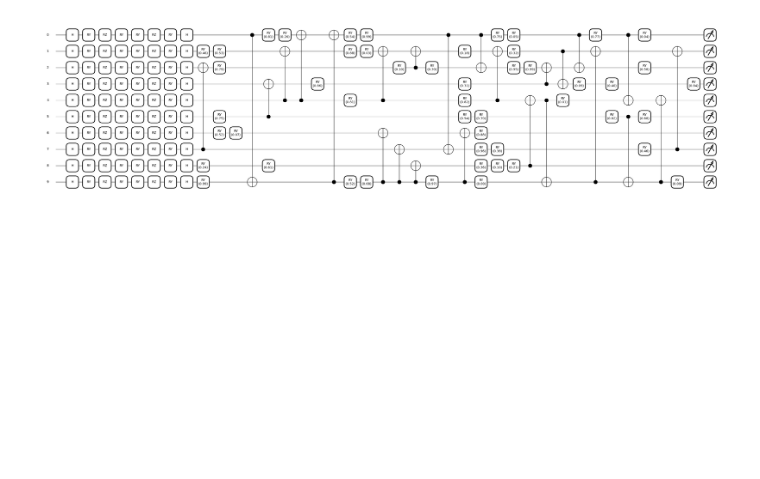
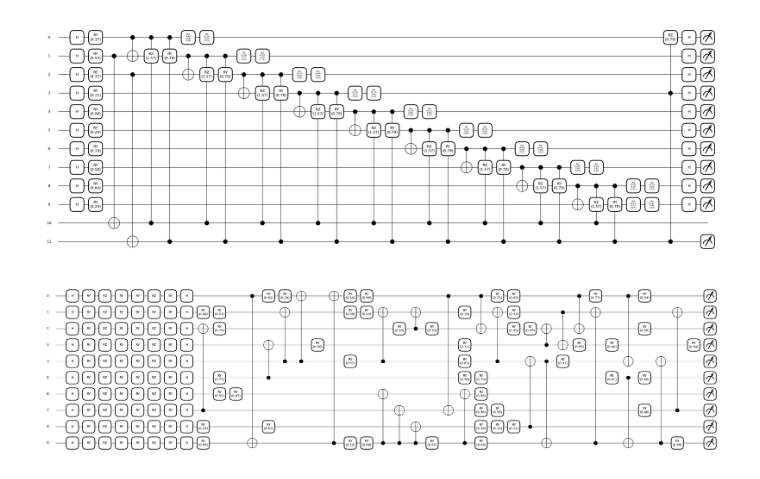
Before and after one commit to gzquse/QPIE_datacircuit, a Jupyter notebook: benchmark-1.ipynb, the cells around one changed output. Cells and saved outputs as stored; diff of their text form; code cells hidden in the pictures; blank space fills up the shorter version.

```diff
--- a/benchmark-1.ipynb
+++ b/benchmark-1.ipynb
@@ -68,3 +219,14 @@ fig.show()
+# %%
+# Example inputs and weights
+inputs = np.random.rand(n_qubits)
+weights = np.random.rand(n_layers + 1, n_qubits, 3)  # +1 for the final Rot layer
+x = np.pi / 6  # Example parameter for RX
+z = np.pi / 4  # Example parameter for CRZ
+
+fig, ax = qml.draw_mpl(qnode, show_all_wires=True, decimals=2, level="device")(inputs,weights,x,z)
+fig.show()
+# %% [output]
+[figure, added]
 # %%
 w = np.random.random(size=(n_layers, n_qubits))
 fig, ax = qml.draw_mpl(qnode, show_all_wires=True, decimals=2, expansion_strategy="device")(w,w)
```
Also changed, not shown: parts of 11 cells of this notebook, 21 other files.
